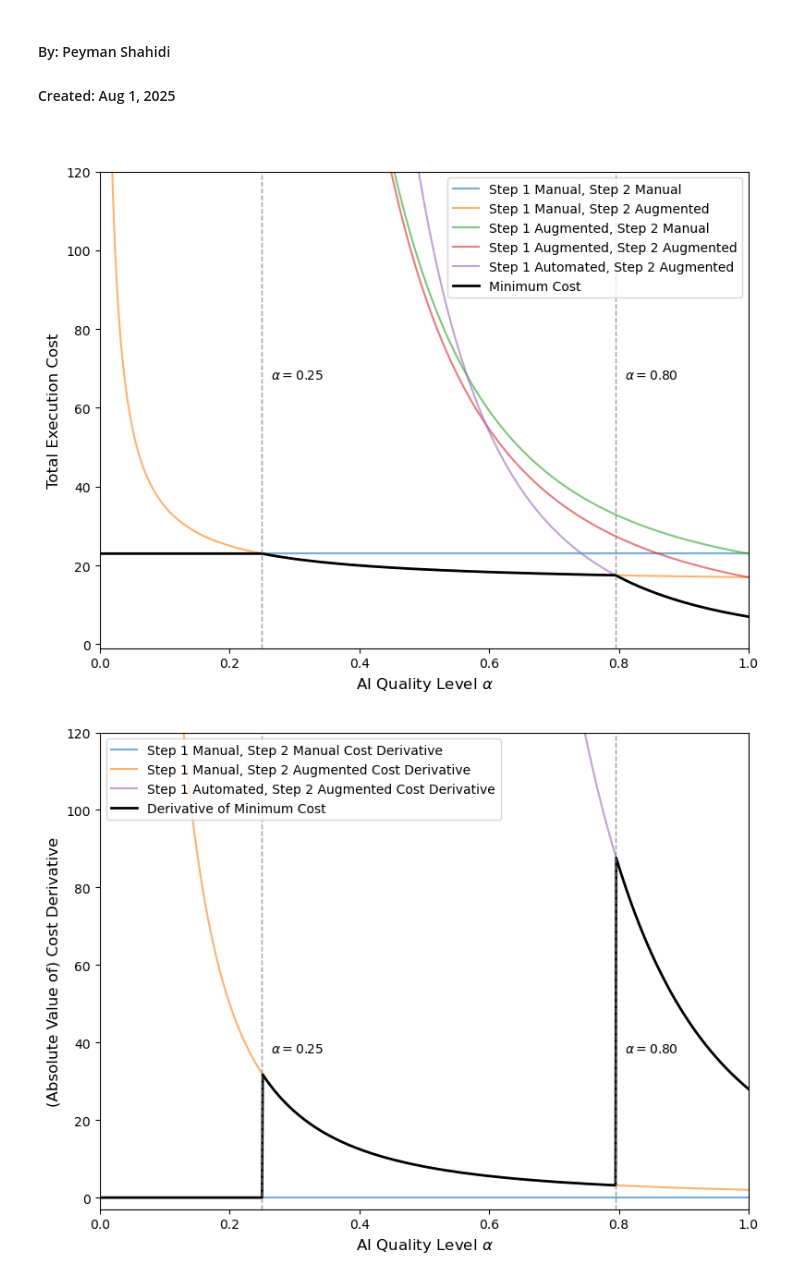
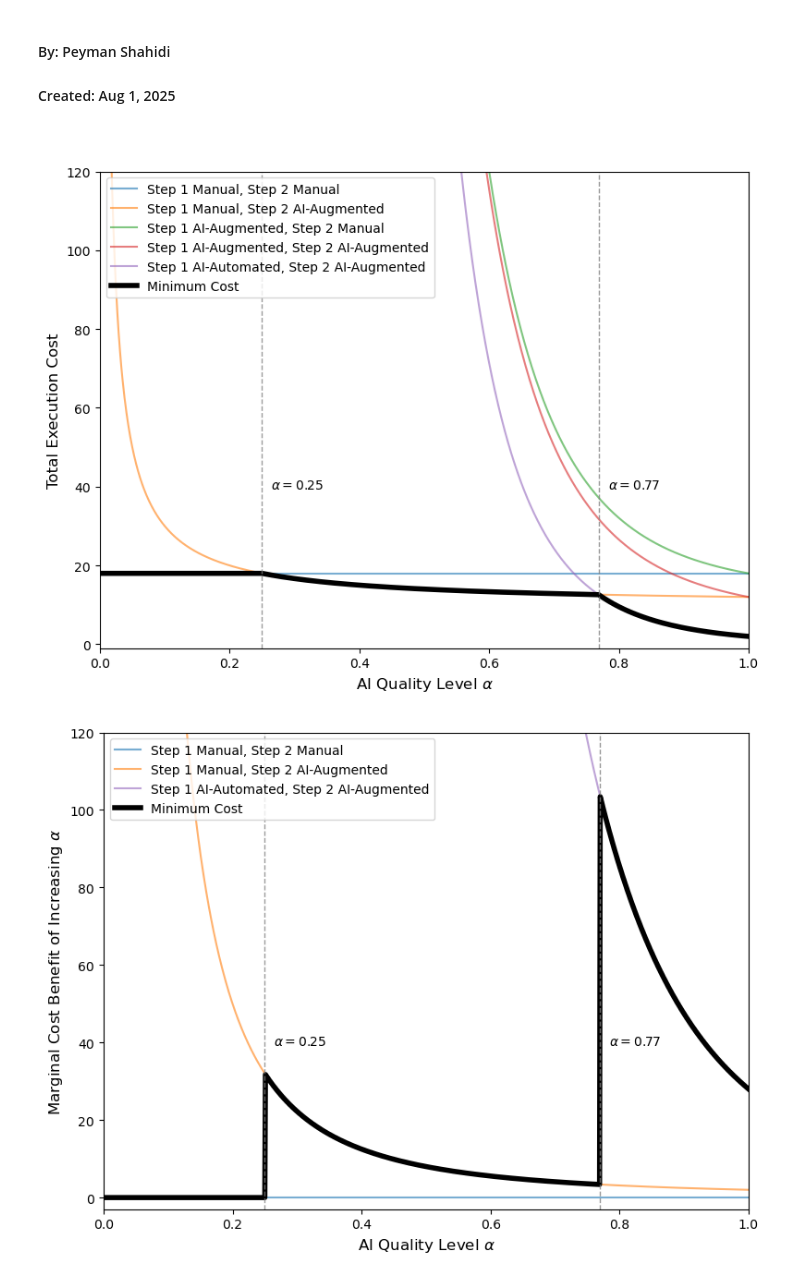
Before and after one commit to johnjosephhorton/rubin, a Jupyter notebook: agentic_ai/example5_plot.ipynb, the cells around one changed output. Cells and saved outputs as stored; diff of their text form; code cells hidden in the pictures.

```diff
--- a/agentic_ai/example5_plot.ipynb
+++ b/agentic_ai/example5_plot.ipynb
@@ -18,11 +18,11 @@ for path in [output_plot_path]:
         os.makedirs(path)
 
 # Parameters
-c1h, t1h = 5, 2
-c1m, t1m = 5, 2
+c1h, t1h = 5, 1
+c1m, t1m = 5, 1
 c2h, t2h = 2, 4
 c2m, t2m = 2, 1
-d1, d2 = 3, 1
+d1, d2 = 6, 1
 t_handoff = 1
 
 # Alpha range
@@ -33,15 +33,16 @@ cost_manual = c1h * (t1h + t_handoff) + c2h * t2h
 cost_1h_2ai = c1h * (t1h + t_handoff) + c2m * (t2m / alpha**(d2))
 cost_1ai_2h = c1m * (t1m / alpha**(d1) + t_handoff) + c2h * t2h
 cost_both_ai = c1m * (t1m / alpha**(d1) + t_handoff) + c2m * (t2m / alpha**(d2))
-cost_1auto_2ai = (c1m + c2m) * (t2m / alpha**(d1 + d2))
+cost_1auto_2ai = c2m * (t2m / alpha**(d1 + d2))
 
 # Stack all costs
 costs = np.vstack([cost_manual*np.ones_like(alpha), cost_1h_2ai, cost_1ai_2h, cost_both_ai, cost_1auto_2ai])
 min_cost = np.min(costs, axis=0)
 
 # Breaking points
-idx_equal = np.argmin(np.abs(cost_1h_2ai - cost_1auto_2ai))
-breakpoints = [0.25, alpha[idx_equal]]
+idx_equal_12 = np.argmin(np.abs(cost_manual - cost_1h_2ai))
+idx_equal_25 = np.argmin(np.abs(cost_1h_2ai - cost_1auto_2ai))
+breakpoints = [alpha[idx_equal_12], alpha[idx_equal_25]]
 
 # Colors for consistency
 colors = ['C0', 'C1', 'C2', 'C3', 'C4']
@@ -52,46 +53,46 @@ fourth_curve = np.piecewise(alpha,
     [0, lambda a: c2m * t2m / a**2, lambda a: (c1m + c2m) * t2m * 4 / a**5])
 
 # Plot 1
 plt.figure(figsize=(8, 6))
 plt.plot(alpha, cost_manual * np.ones_like(alpha), label='Step 1 Manual, Step 2 Manual', alpha=0.6, color=colors[0])
-plt.plot(alpha, cost_1h_2ai, label='Step 1 Manual, Step 2 Augmented', alpha=0.6, color=colors[1])
-plt.plot(alpha, cost_1ai_2h, label='Step 1 Augmented, Step 2 Manual', alpha=0.6, color=colors[2])
-plt.plot(alpha, cost_both_ai, label='Step 1 Augmented, Step 2 Augmented', alpha=0.6, color=colors[3])
-plt.plot(alpha, cost_1auto_2ai, label='Step 1 Automated, Step 2 Augmented', alpha=0.6, color=colors[4])
-plt.plot(alpha, min_cost, label='Minimum Cost', color='black', linewidth=2)
+plt.plot(alpha, cost_1h_2ai, label='Step 1 Manual, Step 2 AI-Augmented', alpha=0.6, color=colors[1])
+plt.plot(alpha, cost_1ai_2h, label='Step 1 AI-Augmented, Step 2 Manual', alpha=0.6, color=colors[2])
+plt.plot(alpha, cost_both_ai, label='Step 1 AI-Augmented, Step 2 AI-Augmented', alpha=0.6, color=colors[3])
+plt.plot(alpha, cost_1auto_2ai, label='Step 1 AI-Automated, Step 2 AI-Augmented', alpha=0.6, color=colors[4])
+plt.plot(alpha, min_cost, label='Minimum Cost', color='black', linewidth=4)
 
 for bp in breakpoints:
     plt.axvline(bp, color='gray', linestyle='--', linewidth=1, alpha=0.8)
-    plt.text(bp+0.055, 70, rf'$\alpha={bp:.2f}$', ha='center', va='top', fontsize=10, backgroundcolor='white')
+    plt.text(bp+0.055, 42, rf'$\alpha={bp:.2f}$', ha='center', va='top', fontsize=10, backgroundcolor='white')
 
 plt.xlabel(r'AI Quality Level $\alpha$', fontsize=12)
 plt.ylabel('Total Execution Cost', fontsize=12)
 plt.legend()
 plt.ylim(-1, 120)
 plt.xlim(0, 1)
 plt.tight_layout()
-plt.savefig(f"{output_plot_path}/example5_1.png", dpi=300)
+plt.savefig(f"{output_plot_path}/example5_costs.png", dpi=300)
 plt.show()
 
 # Plot 2
 plt.figure(figsize=(8, 6))
-plt.plot(alpha, np.zeros_like(alpha), label='Step 1 Manual, Step 2 Manual Cost Derivative', alpha=0.6, color=colors[0])
-plt.plot(alpha, c2m * t2m / alpha**2, label='Step 1 Manual, Step 2 Augmented Cost Derivative', alpha=0.6, color=colors[1])
-plt.plot(alpha, (c1m + c2m) * t2m * 4 / alpha**5, label='Step 1 Automated, Step 2 Augmented Cost Derivative', alpha=0.6, color=colors[4])
-plt.plot(alpha, fourth_curve, label='Derivative of Minimum Cost', color='black', linewidth=2)
+plt.plot(alpha, np.zeros_like(alpha), label='Step 1 Manual, Step 2 Manual', alpha=0.6, color=colors[0])
+plt.plot(alpha, c2m * t2m / alpha**2, label='Step 1 Manual, Step 2 AI-Augmented', alpha=0.6, color=colors[1])
+plt.plot(alpha, (c1m + c2m) * t2m * 4 / alpha**5, label='Step 1 AI-Automated, Step 2 AI-Augmented', alpha=0.6, color=colors[4])
+plt.plot(alpha, fourth_curve, label='Minimum Cost', color='black', linewidth=4)
 
 for bp in breakpoints:
     plt.axvline(bp, color='gray', linestyle='--', linewidth=1, alpha=0.8)
-    plt.text(bp+0.055, 40, rf'$\alpha={bp:.2f}$', ha='center', va='top', fontsize=10, backgroundcolor='white')
+    plt.text(bp+0.055, 42, rf'$\alpha={bp:.2f}$', ha='center', va='top', fontsize=10, backgroundcolor='white')
 
 plt.xlabel(r'AI Quality Level $\alpha$', fontsize=12)
-plt.ylabel('(Absolute Value of) Cost Derivative', fontsize=12)
+plt.ylabel(r'Marginal Cost Benefit of Increasing $\alpha$', fontsize=12)
 plt.legend(loc='upper left')
 plt.ylim(-3, 120)
 plt.xlim(0, 1)
 plt.tight_layout()
-plt.savefig(f"{output_plot_path}/example5_2.png", dpi=300)
+plt.savefig(f"{output_plot_path}/example5_marginalBenefit.png", dpi=300)
 plt.show()
 # %% [output]
-[figure, old version]
+[figure, new version]
-[figure, old version]
+[figure, new version]
```
